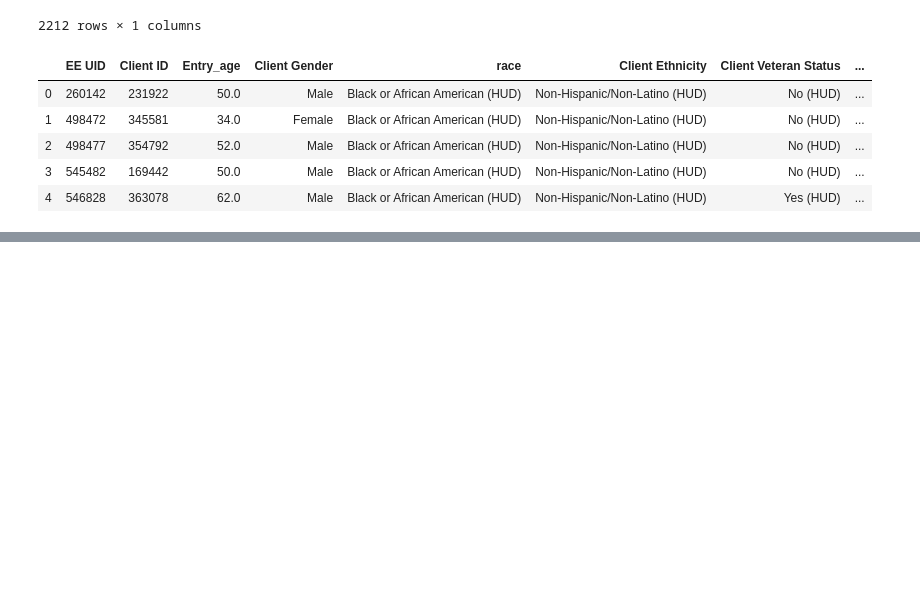
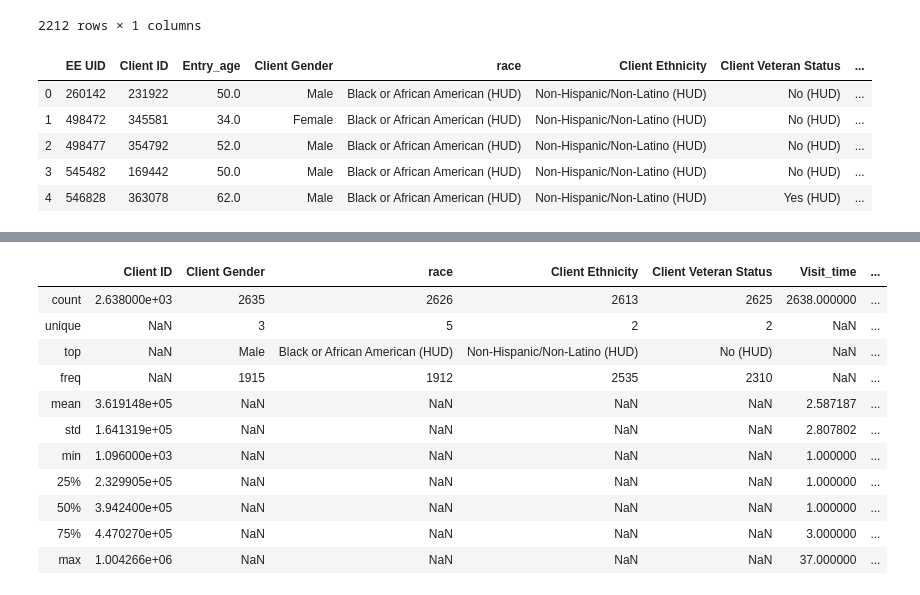
Before and after one commit to CHENGHAO-WANG/bios611-projects-fall-2019-lcw68, a Jupyter notebook: project_3/Proj3_wrangling.ipynb, the cells around one changed output, grey strips where cells are left out. Saved outputs shown, nothing was run; the diff lists cells and outputs as text; code cells hidden in the pictures; blank space fills up the shorter version.

```diff
--- a/project_3/scripts/Proj3_wrangling.ipynb
+++ b/project_3/Proj3_wrangling.ipynb
@@ -153,6 +158,8 @@ Name: Disability Type (Entry), dtype: int64
 # Deal with demographic data
 # Since we have known the staying time length, we drop the "Client Age at Exit" variables, and some other ID variables.
 client_data = pd.DataFrame(client.drop(columns = ["EE Provider ID","Client Unique ID","Client Age at Exit"],inplace = False))
+client_data["Client Veteran Status"].replace('Data not collected (HUD)',np.nan,inplace=True)
+client_data["Client Ethnicity"].replace(["Data not collected (HUD)","Client doesn't know (HUD)","Client refused (HUD)"],np.nan,inplace = True)
 client.sort_values(by = "Client Age at Entry",ascending = True).reset_index(drop=True).head()
 # %% [output]
 |  | EE Provider ID | EE UID | Client Unique ID | Client ID | Client Age at Entry | Client Age at Exit | ... |
@@ -205,6 +212,9 @@ ie1 = pd.DataFrame(income_exit.groupby("Client ID")["Monthly Amount (Exit)"].sum
 # We checked the different income source, and compare the entry one and exit one
 s1 = income_entry["Income Source (Entry)"].value_counts()
 s2 = income_exit["Source of Income (Exit)"].value_counts()
+client_ee = pd.merge(client_ee,ie,on="Client ID",how = "left")
+client_ee_exit = pd.merge(client_ee_exit,ie1,on="Client ID",how = "left")
+
 pd.DataFrame({'Entry':s1,'Exit':s2})
 # %% [output]
 |  | Entry | Exit |
@@ -263,11 +273,11 @@ client_total.head()
 | 4 | 546828 | 363078 | 62.0 | Male | Black or African American (HUD) | Non-Hispanic/Non-Latino (HUD) | Yes (HUD) | ... |
 # %%
 client_total.groupby("race").count()
-noncash_entry=pd.read_csv(r"C:\Users\dell\Documents\GitHub\datasci611\data\project2_2019\NONCASH_ENTRY_191102.tsv",sep="\t",header = 0)
+noncash_entry=pd.read_csv('https://github.com/datasci611/bios611-projects-fall-2019-lcw68/tree/master/project_3/data/NONCASH_ENTRY_191102.tsv",sep="\t",header = 0)
 nc_entry = pd.DataFrame(noncash_entry[["Client ID","Receiving Benefit (Entry)"]].groupby("Client ID")["Receiving Benefit (Entry)"].apply(lambda x:(x == 'Yes').sum()))
 client_total_entry = pd.merge(client_total,nc_entry,on="Client ID",how = "left")
 
-noncash_exit=pd.read_csv(r"C:\Users\dell\Documents\GitHub\datasci611\data\project2_2019\NONCASH_EXIT_191102.tsv",sep="\t",header = 0)
+noncash_exit=pd.read_csv('https://github.com/datasci611/bios611-projects-fall-2019-lcw68/tree/master/project_3/data/NONCASH_EXIT_191102.tsv",sep="\t",header = 0)
 nc_exit = pd.DataFrame(noncash_exit[["Client ID","Receiving Benefit (Exit)"]].groupby("Client ID")["Receiving Benefit (Exit)"].apply(lambda x:(x == 'Yes').sum()))
 client_total_exit = client_total_exit.merge(nc_exit,on="Client ID",how = "left")
 # %%
@@ -283,6 +294,8 @@ client_living["homelesstime"].replace(['Data not collected (HUD)',"Client doesn'
 client_total_entry = client_total_entry.merge(client_living[["EE UID","homelesstime"]],on = "EE UID", how = "left")
 client_total_exit = client_total_exit.merge(client_living[["EE UID","homelesstime"]],on = "EE UID", how = "left")
 # %%
-client_total_entry.to_csv(r"C:\Users\dell\Documents\GitHub\datasci611\data\project2_2019\client_total_entry.tsv",sep="\t")
-client_total_exit.to_csv(r"C:\Users\dell\Documents\GitHub\datasci611\data\project2_2019\client_total_exit.tsv",sep="\t")
+client_total_entry["Client Ethnicity"].replace(["Data not collected (HUD)","Client doesn't know (HUD)","Client refused (HUD)"],np.nan,inplace = True)
+
+client_total_entry.to_csv("../data/client_total_entry.tsv",sep="\t")
+client_total_exit.to_csv("../data/client_total_exit.tsv",sep="\t")
 #Output the file we need
@@ -304 +302,22 @@ client_total_exit.to_csv(r"C:\Users\dell\Documents\GitHub\datasci611\data\projec
+# %%
+client_demographic = client_total_entry.drop(columns=["EE UID","Entry_age","Entry Date","Exit Date","Entry Month","Entry Year","Time Difference"]).drop_duplicates()
+
+client_demographic.to_csv("../data/client_demographic.tsv",sep="\t")
+
+client_demographic[["race","Client Gender","Client Ethnicity","Client Veteran Status"]].describe()
+client_demographic.describe(include='all')
+# Generate a summary
+# %% [output]
+|  | Client ID | Client Gender | race | Client Ethnicity | Client Veteran Status | Visit_time | ... |
+| count | 2.638000e+03 | 2635 | 2626 | 2613 | 2625 | 2638.000000 | ... |
+| unique | NaN | 3 | 5 | 2 | 2 | NaN | ... |
+| top | NaN | Male | Black or African American (HUD) | Non-Hispanic/Non-Latino (HUD) | No (HUD) | NaN | ... |
+| freq | NaN | 1915 | 1912 | 2535 | 2310 | NaN | ... |
+| mean | 3.619148e+05 | NaN | NaN | NaN | NaN | 2.587187 | ... |
+| std | 1.641319e+05 | NaN | NaN | NaN | NaN | 2.807802 | ... |
+| min | 1.096000e+03 | NaN | NaN | NaN | NaN | 1.000000 | ... |
+| 25% | 2.329905e+05 | NaN | NaN | NaN | NaN | 1.000000 | ... |
+| 50% | 3.942400e+05 | NaN | NaN | NaN | NaN | 1.000000 | ... |
+| 75% | 4.470270e+05 | NaN | NaN | NaN | NaN | 3.000000 | ... |
+| max | 1.004266e+06 | NaN | NaN | NaN | NaN | 37.000000 | ... |
 # %%
```
Also changed, not shown: parts of 11 cells of this notebook, 19 other files.
